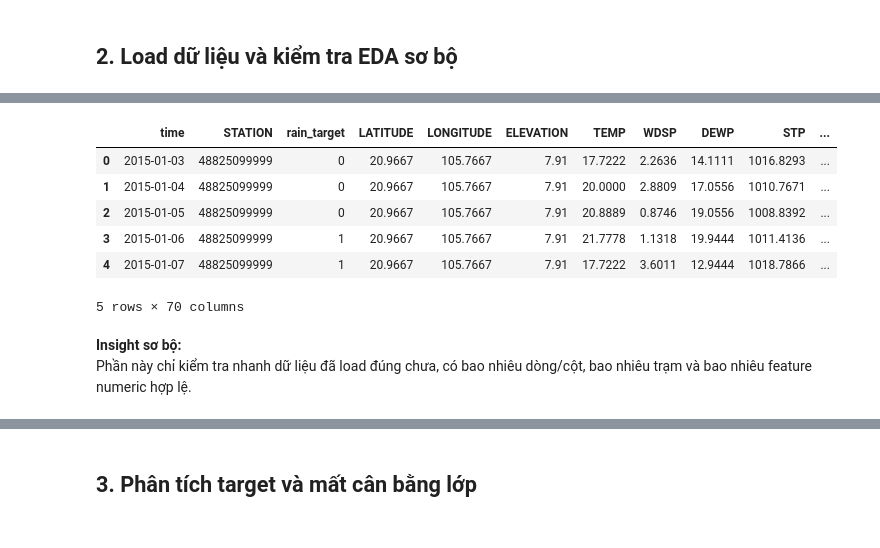
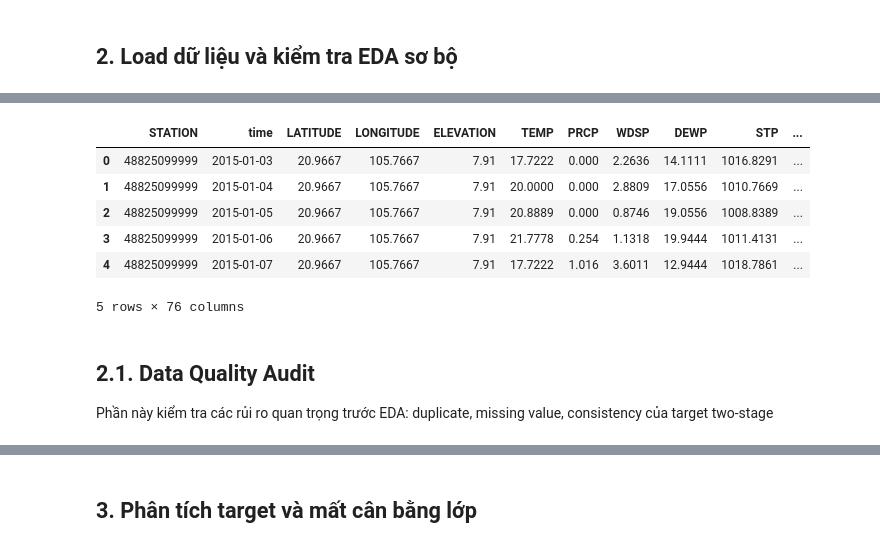
Before and after one commit to huyphan2406/DS108, a Jupyter notebook: notebooks/eda_and_features_selection.ipynb, the cells around one changed output, grey strips where cells are left out. Cells and saved outputs as stored; diff of their text form; code cells hidden in the pictures.

```diff
--- a/notebooks/eda_and_features_selection.ipynb
+++ b/notebooks/eda_and_features_selection.ipynb
@@ -65,7 +65,8 @@ def get_feature_columns(df, target_col="rain_target"):
     leakage_cols = {
         "time", "DATE", "STATION", "station_name",
         target_col,
-        "PRCP", "PRCP_mm", "target_prcp_mm", "target_time",
+        "PRCP", "PRCP_label", "PRCP_log1p",
+        "PRCP_mm", "target_prcp_mm", "target_time",
         "YEAR", "MONTH", "month",
     }
 
@@ -220,15 +221,23 @@ def choose_redundancy_action(row, metric_lookup):
 ## 2. Load dữ liệu và kiểm tra EDA sơ bộ
 # %%
 BASE_DIR = find_project_root()
-DATA_PATH = BASE_DIR / "data" / "feature_engineering" / "feature_engineered_data.csv"
 
-if not DATA_PATH.exists():
-    DATA_PATH = Path("feature_engineered_data.csv")
+# Ưu tiên đúng cấu trúc project. Các fallback giúp notebook vẫn chạy khi đặt cạnh file CSV.
+candidate_paths = [
+    BASE_DIR / "data" / "feature_engineering" / "feature_engineered_data.csv",
+    Path("data") / "feature_engineering" / "feature_engineered_data.csv",
+    Path("feature_engineered_data.csv"),
+]
 
-if not DATA_PATH.exists():
+# Fallback cuối cho môi trường notebook/sandbox: chọn file feature_engineered_data*.csv mới nhất nếu có.
+glob_candidates = sorted(Path.cwd().glob("feature_engineered_data*.csv"))
+candidate_paths.extend(glob_candidates)
+
+DATA_PATH = next((p for p in candidate_paths if p.exists()), None)
+if DATA_PATH is None:
     raise FileNotFoundError(
         "Không tìm thấy feature_engineered_data.csv. "
-        "Hãy chạy Step 6 trước hoặc đặt file CSV cùng thư mục notebook."
+        "Hãy chạy Step 7 hoặc đặt file CSV cùng thư mục notebook."
     )
 
 df = pd.read_csv(DATA_PATH)
@@ -240,9 +249,13 @@ if "STATION" in df.columns:
     df["STATION"] = df["STATION"].astype(str)
     df["station_name"] = df["STATION"].map(map_station_name)
 
-TARGET_COL = "rain_target"
-if TARGET_COL not in df.columns:
-    raise ValueError("Dataset phải có cột rain_target.")
+# Pipeline two-stage hiện tại dùng PRCP_label. Vẫn hỗ trợ rain_target nếu dùng file cũ.
+if "PRCP_label" in df.columns:
+    TARGET_COL = "PRCP_label"
+elif "rain_target" in df.columns:
+    TARGET_COL = "rain_target"
+else:
+    raise ValueError("Dataset phải có cột PRCP_label hoặc rain_target.")
 
 df[TARGET_COL] = safe_numeric(df[TARGET_COL]).astype(int)
 
@@ -268,10 +281,11 @@ display(df.head())
-|  | time | STATION | rain_target | LATITUDE | LONGITUDE | ELEVATION | TEMP | WDSP | DEWP | STP | ... |
-| 0 | 2015-01-03 | 48825099999 | 0 | 20.9667 | 105.7667 | 7.91 | 17.7222 | 2.2636 | 14.1111 | 1016.8293 | ... |
-| 1 | 2015-01-04 | 48825099999 | 0 | 20.9667 | 105.7667 | 7.91 | 20.0000 | 2.8809 | 17.0556 | 1010.7671 | ... |
-| 2 | 2015-01-05 | 48825099999 | 0 | 20.9667 | 105.7667 | 7.91 | 20.8889 | 0.8746 | 19.0556 | 1008.8392 | ... |
-| 3 | 2015-01-06 | 48825099999 | 1 | 20.9667 | 105.7667 | 7.91 | 21.7778 | 1.1318 | 19.9444 | 1011.4136 | ... |
-| 4 | 2015-01-07 | 48825099999 | 1 | 20.9667 | 105.7667 | 7.91 | 17.7222 | 3.6011 | 12.9444 | 1018.7866 | ... |
+|  | STATION | time | LATITUDE | LONGITUDE | ELEVATION | TEMP | PRCP | WDSP | DEWP | STP | ... |
+| 0 | 48825099999 | 2015-01-03 | 20.9667 | 105.7667 | 7.91 | 17.7222 | 0.000 | 2.2636 | 14.1111 | 1016.8291 | ... |
+| 1 | 48825099999 | 2015-01-04 | 20.9667 | 105.7667 | 7.91 | 20.0000 | 0.000 | 2.8809 | 17.0556 | 1010.7669 | ... |
+| 2 | 48825099999 | 2015-01-05 | 20.9667 | 105.7667 | 7.91 | 20.8889 | 0.000 | 0.8746 | 19.0556 | 1008.8389 | ... |
+| 3 | 48825099999 | 2015-01-06 | 20.9667 | 105.7667 | 7.91 | 21.7778 | 0.254 | 1.1318 | 19.9444 | 1011.4131 | ... |
+| 4 | 48825099999 | 2015-01-07 | 20.9667 | 105.7667 | 7.91 | 17.7222 | 1.016 | 3.6011 | 12.9444 | 1018.7861 | ... |
-5 rows × 70 columns
+5 rows × 76 columns
-# %% [markdown]
-**Insight sơ bộ:**
-Phần này chỉ kiểm tra nhanh dữ liệu đã load đúng chưa, có bao nhiêu dòng/cột, bao nhiêu trạm và bao nhiêu feature numeric hợp lệ.
+# %% [markdown]
+## 2.1. Data Quality Audit
+
+Phần này kiểm tra các rủi ro quan trọng trước EDA: duplicate, missing value, consistency của target two-stage
```
Also changed, not shown: parts of 13 cells of this notebook, 8 other files.
